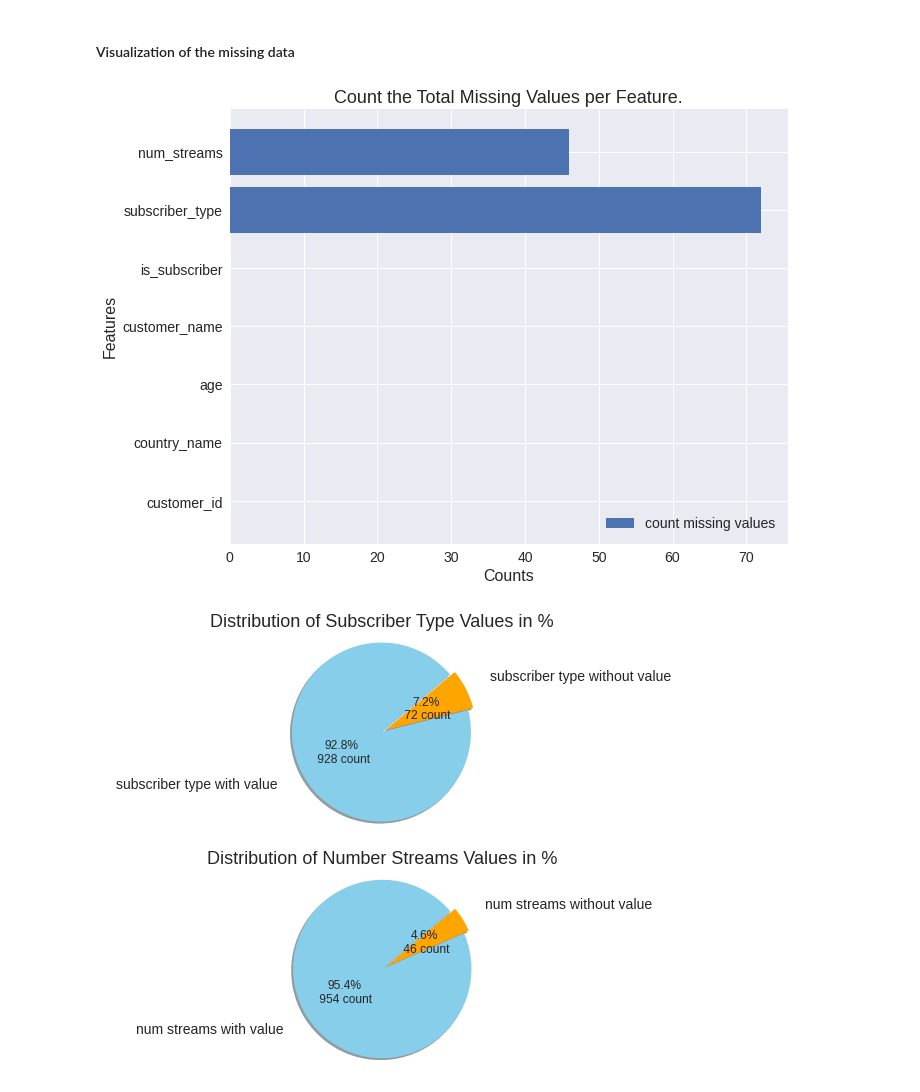
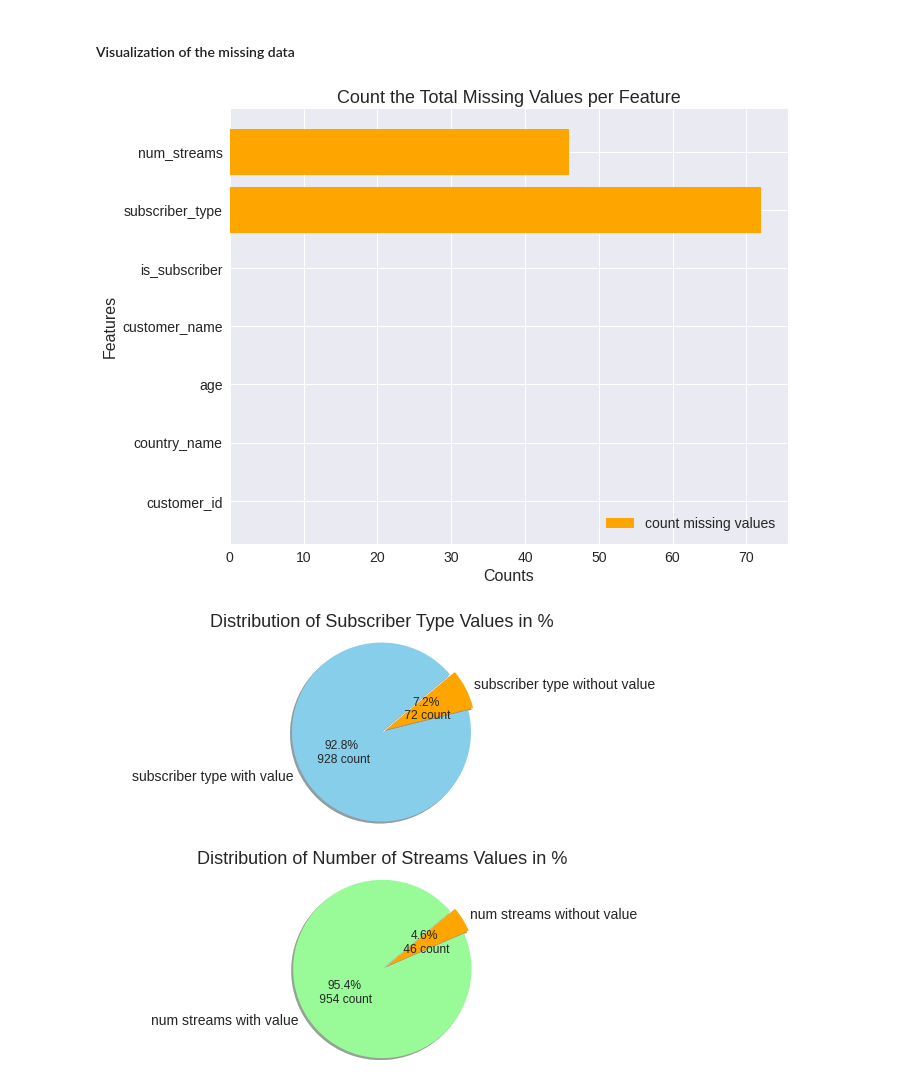
Before and after one commit to momchilantonov/Coursera-AIWorkflow_DataAnalysis_HypothesisTesting-IBM, a Jupyter notebook: Practice Peer-graded Assignment/notebooks/Visualization and Imputation.ipynb, the cells around one changed output. Drawn from its saved outputs; the diff is of its cells as text; code cells hidden in the pictures.

Commit message:
Task 1 - Visualization of missing data

```diff
--- a/Practice Peer-graded Assignment/notebooks/Visualization and Imputation.ipynb
+++ b/Practice Peer-graded Assignment/notebooks/Visualization and Imputation.ipynb
@@ -102,19 +102,20 @@ dtype: int64
 # %%
 # plot the count of all missing values per feature in the data set (horizontal bar chart)
 
 features = [f for f in data]
 counts = [c for c in data.isnull().sum(axis=0)]
 
-plt.barh(features, counts, label='count missing values')
-plt.title('Count the Total Missing Values per Feature.')
+plt.barh(features, counts, label='count missing values', color='orange')
+plt.title('Count the Total Missing Values per Feature')
 plt.xlabel("Counts")
 plt.ylabel("Features")
 plt.legend(loc="lower right")
 plt.show()
 # %% [output]
-[figure, old version]
+[figure, new version]
 # %%
-# plot the distributions of the features with missing values (with values / missing values) in % (pie chart)
+# plot the distributions of the features with missing values for
+# all customers (with values / missing values) in % (pie chart)
 
 subscriber_type_val = data['subscriber_type'].notnull().sum()
 subscriber_type_nan = data['subscriber_type'].isnull().sum()
@@ -145,7 +146,7 @@ plt.pie(
     autopct=autopct1,
     explode=explode1,
     shadow=True, startangle=40,
-    labeldistance=1.3,
+    labeldistance=1.1,
     pctdistance=0.5,
     colors=[
         'skyblue',
@@ -163,16 +164,16 @@ plt.pie(
     explode=explode2,
     shadow=True,
     startangle=40,
-    labeldistance=1.3,
+    labeldistance=1.1,
     pctdistance=0.5,
     colors=[
-        'skyblue',
+        'palegreen',
         'orange',
     ]
 )
-plt.title('Distribution of Number Streams Values in %')
+plt.title('Distribution of Number of Streams Values in %')
 plt.axis('equal')
 
 plt.show()
 # %% [output]
-[figure, old version]
+[figure, new version]
```
Also changed, not shown: parts of 3 cells of this notebook.
